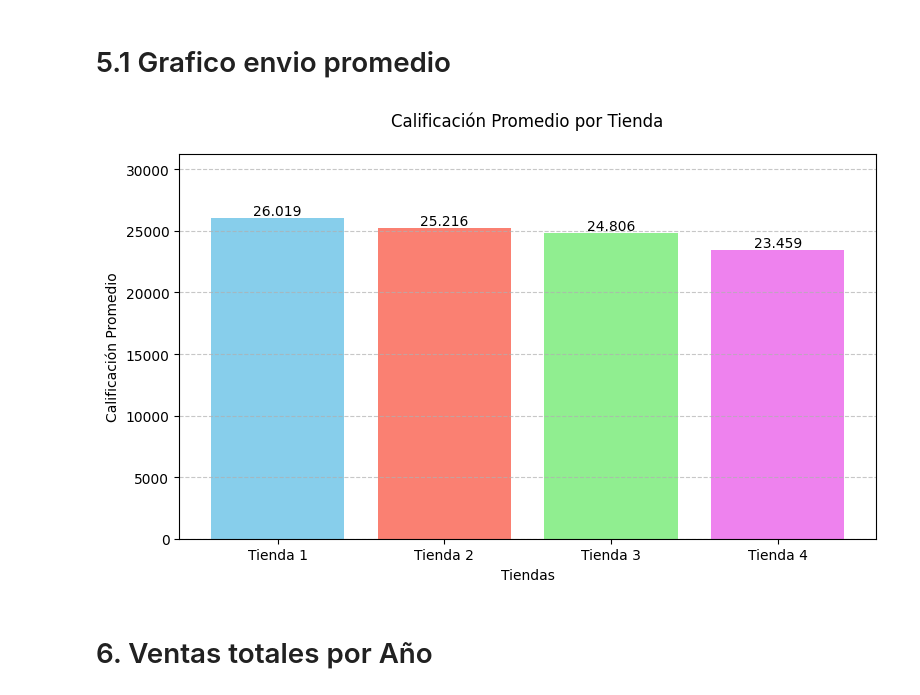
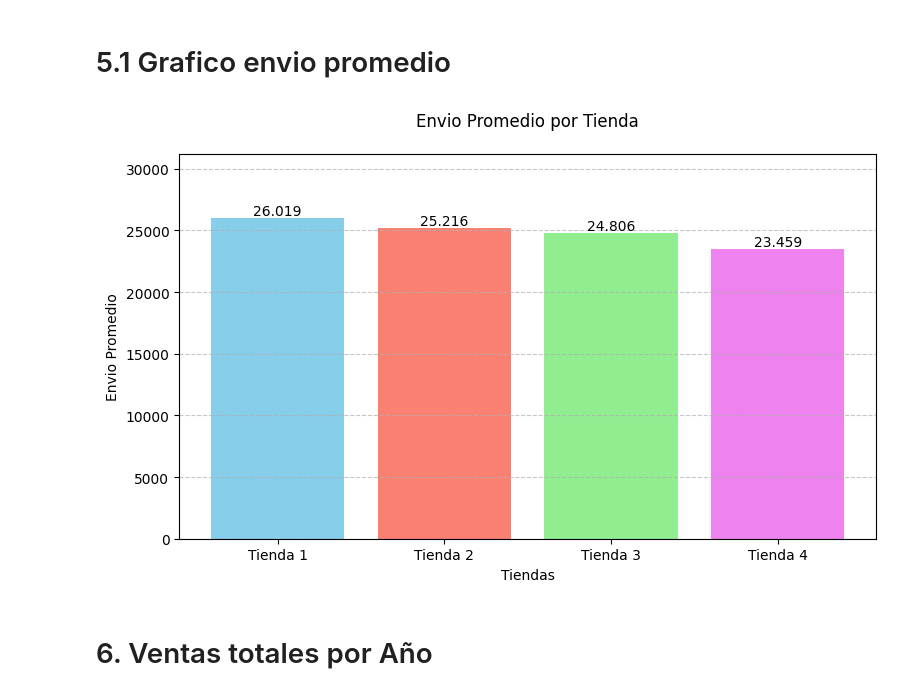
Before and after one commit to yerko33/AluraStore_Latam, a Jupyter notebook: AluraStoreLatam.ipynb, the cells around one changed output. Drawn from its saved outputs; the diff is of its cells as text; code cells hidden in the pictures.

Commit message:
Corrección texto grafico envió promedio

```diff
--- a/AluraStoreLatam.ipynb
+++ b/AluraStoreLatam.ipynb
@@ -411,28 +411,28 @@ print(f"- El costo de envío promedio de la tienda 4 es {formateado4}")
 # %%
 # Lista de nombres de tiendas y sus promedios
 nombres_tiendas = ["Tienda 1", "Tienda 2", "Tienda 3", "Tienda 4"]
 promedios_envio = [promedio_tienda1, promedio_tienda2, promedio_tienda3, promedio_tienda4]
 
 plt.figure(figsize=(8, 5))
 bars = plt.bar(nombres_tiendas, promedios_envio, color=['skyblue', 'salmon', 'lightgreen', 'violet'])
 
-plt.title("Calificación Promedio por Tienda", pad=20)
+plt.title("Envio Promedio por Tienda", pad=20)
 plt.xlabel("Tiendas")
-plt.ylabel("Calificación Promedio")
+plt.ylabel("Envio Promedio")
 limite_superior = max(promedios_envio) * 1.2  # Aumenta el 20% del valor más alto
 plt.ylim(0, limite_superior)  # Ajusta según el máximo de calificación posible
 plt.grid(axis='y', linestyle='--', alpha=0.7)
 
 # Mostrar valor sobre cada barra
 for bar in bars:
     yval = bar.get_height()
     texto_formateado = f"{int(round(yval)):,}".replace(",", ".")
     plt.text(bar.get_x() + bar.get_width()/2, yval + 0.05, texto_formateado, ha='center', va='bottom', fontsize=10)
 
 plt.tight_layout()
 plt.show()
 # %% [output]
-[figure, old version]
+[figure, new version]
 # %% [markdown]
 # 6. Ventas totales por Año
 # %%
```
